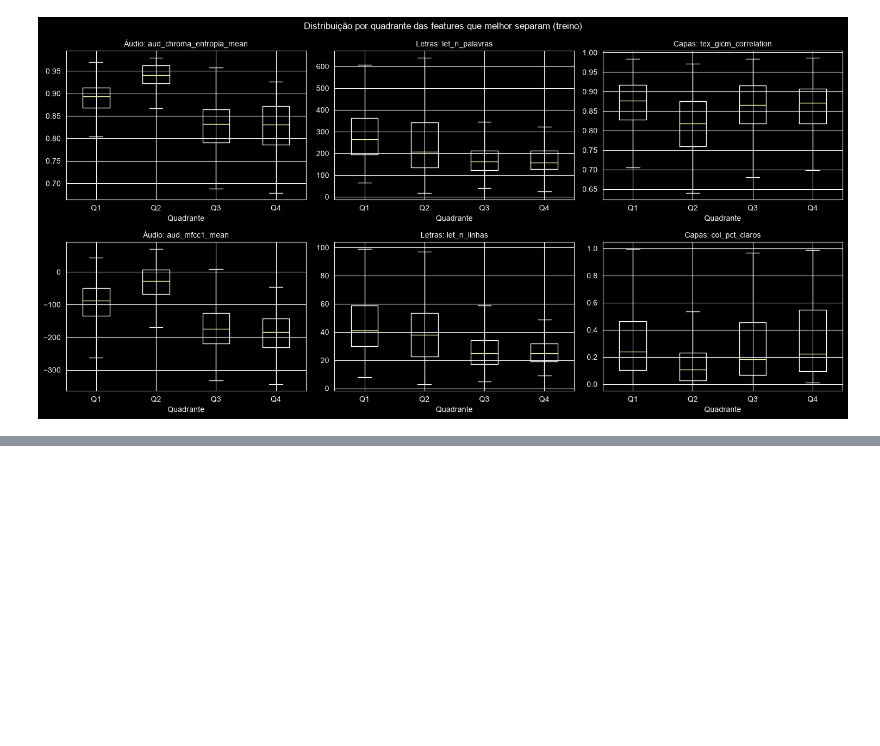
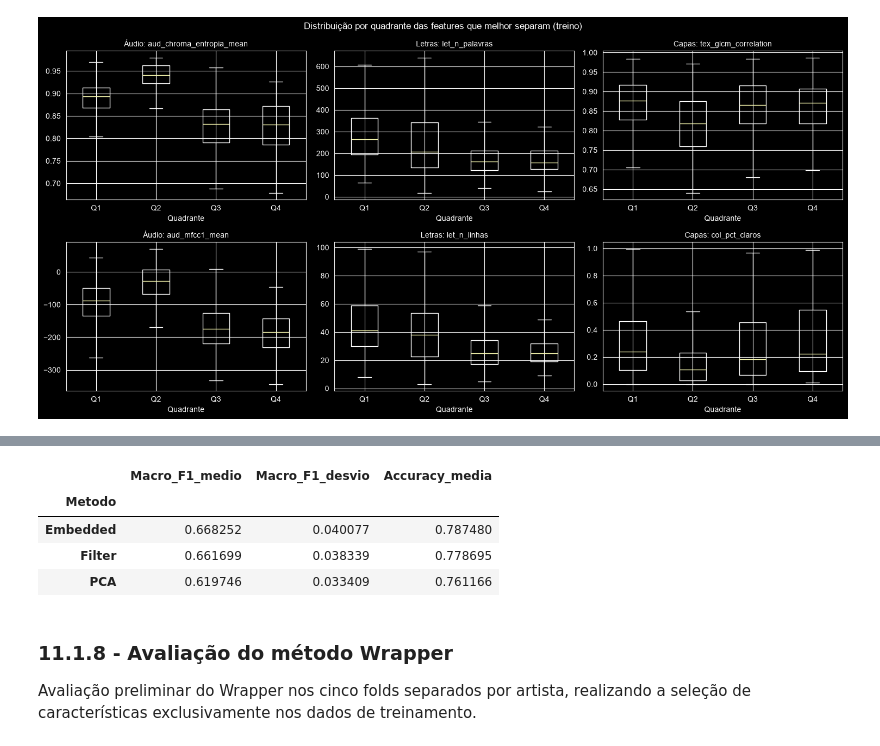
Before and after one commit to AliciaSchiochetSouza/TrabECACPL7, a Jupyter notebook: dataset/build/MERGE_ECAC/Trabalho_ECAC.ipynb, the cells around one changed output, grey strips where cells are left out. Saved outputs shown, nothing was run; the diff lists cells and outputs as text; code cells hidden in the pictures; blank space fills up the shorter version.

```diff
--- a/dataset/build/MERGE_ECAC/Trabalho_ECAC.ipynb
+++ b/dataset/build/MERGE_ECAC/Trabalho_ECAC.ipynb
@@ -7387,0 +9800,61 @@ Capas: melhores features (H de Kruskal-Wallis): {'tex_glcm_correlation': 32.5, '
+# %%
+
+from sklearn.base import clone
+from sklearn.metrics import f1_score, accuracy_score
+import pandas as pd
+
+modelos_11 = {
+    "Filter": pipeline_filter,
+    "Embedded": pipeline_embedded,
+    "PCA": pipeline_pca
+}
+
+resultados_comparacao = []
+
+for nome, pipeline in modelos_11.items():
+    print(f"\n=== {nome} ===")
+
+    for fold, (tr, va) in enumerate(
+        cv_11.split(X_filter, y_11, grupos_11), start=1
+    ):
+        modelo = clone(pipeline)
+
+        modelo.fit(
+            X_filter.iloc[tr],
+            y_11.iloc[tr]
+        )
+
+        pred = modelo.predict(X_filter.iloc[va])
+
+        resultado = {
+            "Metodo": nome,
+            "Fold": fold,
+            "Macro_F1": f1_score(
+                y_11.iloc[va], pred, average="macro"
+            ),
+            "Accuracy": accuracy_score(
+                y_11.iloc[va], pred
+            )
+        }
+
+        resultados_comparacao.append(resultado)
+
+        print(
+            f"Fold {fold}: "
+            f"F1={resultado['Macro_F1']:.4f} | "
+            f"Accuracy={resultado['Accuracy']:.4f}"
+        )
+
+df_comparacao_11 = pd.DataFrame(resultados_comparacao)
+
+resumo_11 = df_comparacao_11.groupby("Metodo").agg(
+    Macro_F1_medio=("Macro_F1", "mean"),
+    Macro_F1_desvio=("Macro_F1", "std"),
+    Accuracy_media=("Accuracy", "mean")
+)
+
+print("\nComparação preliminar:")
+display(resumo_11.sort_values(
+    "Macro_F1_medio", ascending=False
+))
+# %% [output]
@@ -7387,0 +9878,9 @@ Capas: melhores features (H de Kruskal-Wallis): {'tex_glcm_correlation': 32.5, '
+|  | Macro_F1_medio | Macro_F1_desvio | Accuracy_media |
+| Metodo |  |  |  |
+| Embedded | 0.668252 | 0.040077 | 0.787480 |
+| Filter | 0.661699 | 0.038339 | 0.778695 |
+| PCA | 0.619746 | 0.033409 | 0.761166 |
+# %% [markdown]
+### 11.1.8 - Avaliação do método Wrapper
+
+Avaliação preliminar do Wrapper nos cinco folds separados por artista, realizando a seleção de características exclusivamente nos dados de treinamento.
```
Also changed, not shown: parts of 101 cells of this notebook.
